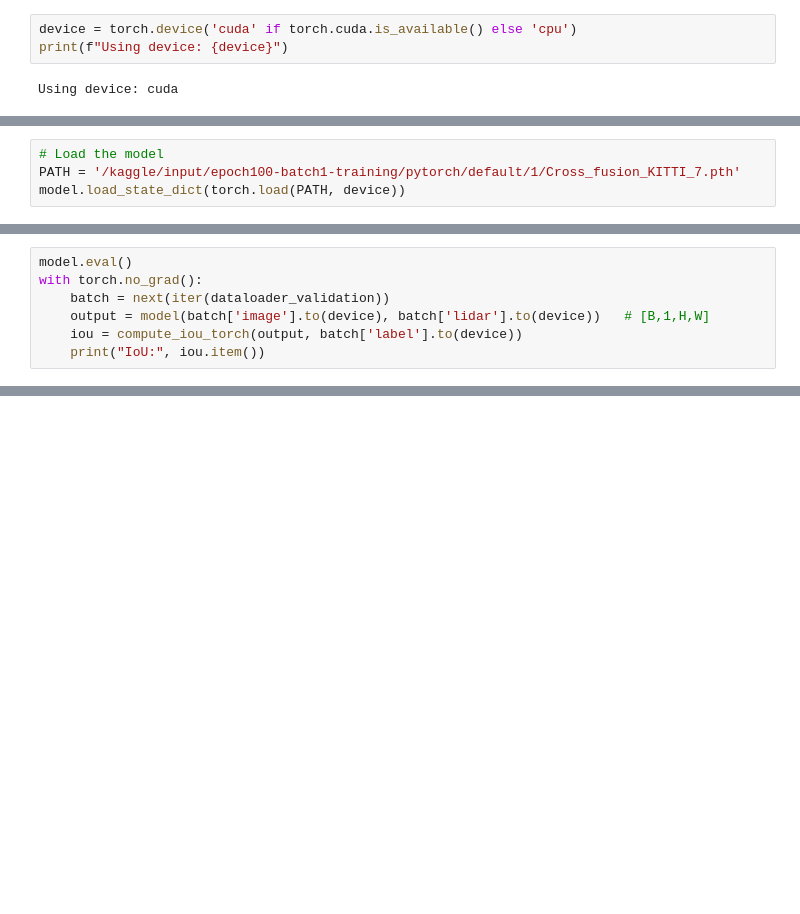
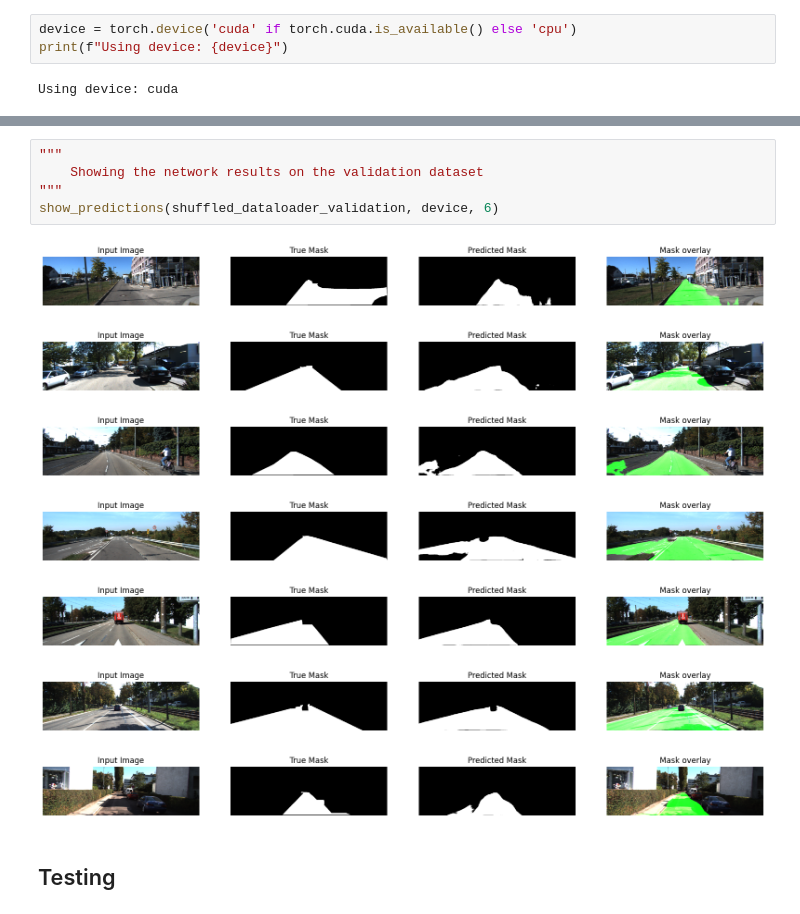
Before and after one commit to LorenzoBacchini/3D_perception_Project_3, a Jupyter notebook: learned-data-fusion.ipynb, the cells around one changed output, grey strips where cells are left out. Drawn from its saved outputs; the diff is of its cells as text; blank space fills up the shorter version.

```diff
--- a/learned-data-fusion.ipynb
+++ b/learned-data-fusion.ipynb
@@ -661,4 +765,0 @@ torch.save(model.state_dict(), PATH)
-# %%
-# Load the model
-PATH = '/kaggle/input/epoch100-batch1-training/pytorch/default/1/Cross_fusion_KITTI_7.pth'
-model.load_state_dict(torch.load(PATH, device))
@@ -695,7 +765,0 @@ def compute_iou_torch(pred, target, threshold=0.5, eps=1e-6):
-# %%
-model.eval()
-with torch.no_grad():
-    batch = next(iter(dataloader_validation))
-    output = model(batch['image'].to(device), batch['lidar'].to(device))   # [B,1,H,W]
-    iou = compute_iou_torch(output, batch['label'].to(device))
-    print("IoU:", iou.item())
@@ -820,0 +953,15 @@ show_predictions(shuffled_dataloader_test, device, 6)
+# %%
+"""
+    Showing the network results on the validation dataset
+"""
+show_predictions(shuffled_dataloader_validation, device, 6)
+# %% [output]
+[figure, added]
+[figure, added]
+[figure, added]
+[figure, added]
+[figure, added]
+[figure, added]
+[figure, added]
+# %% [markdown]
+## Testing
```
Also changed, not shown: parts of 82 cells of this notebook.
